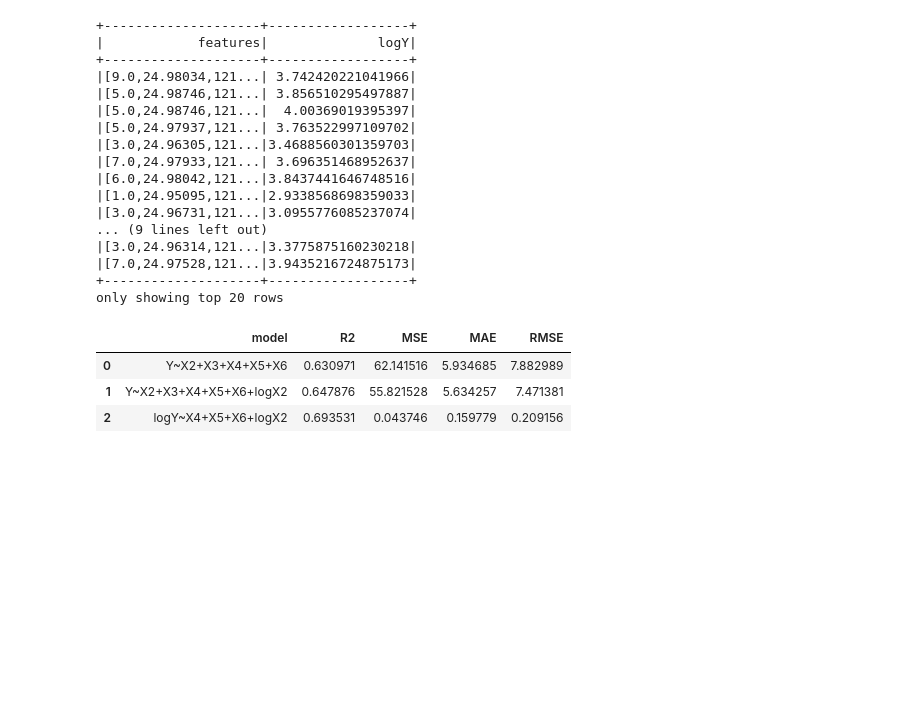
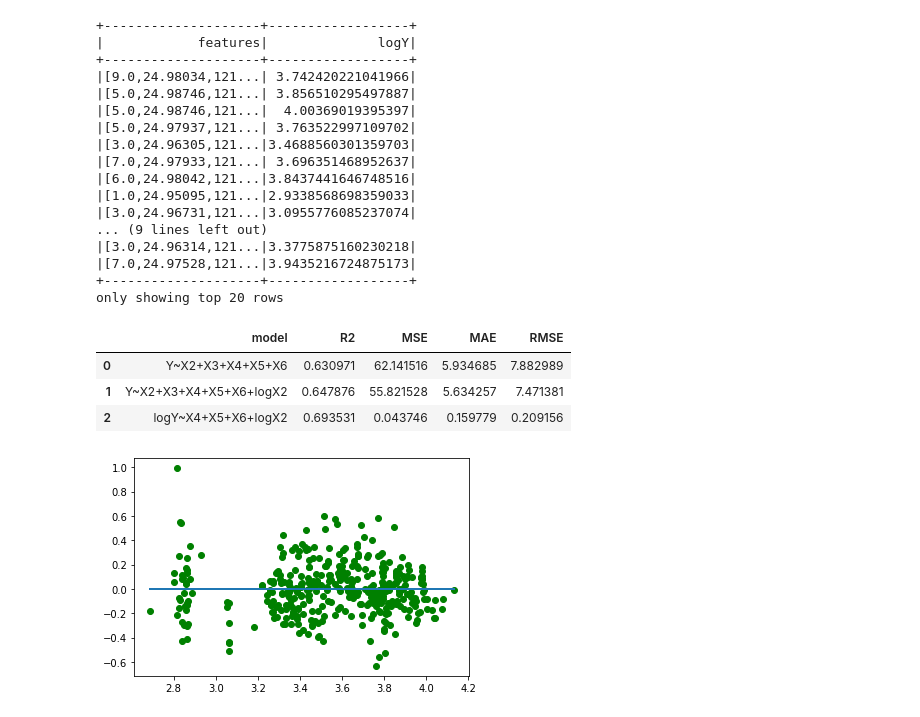
Before and after one commit to rohankavari/MachineLearning, a Jupyter notebook: spark_Linear_regression.ipynb, the cells around one changed output. Drawn from its saved outputs; the diff is of its cells as text; code cells hidden in the pictures; blank space fills up the shorter version.

```diff
--- a/spark_Linear_regression.ipynb
+++ b/spark_Linear_regression.ipynb
@@ -94,10 +94,10 @@ def calc_res(pred,table,cols,target):
   table = table.append(data, ignore_index = True)
   return table
 # %%
-def plt_resi(pred):
-  y=pred.predictions.select('Y').toPandas()
+def plt_resi(pred,target='Y'):
+  y=pred.predictions.select(target).toPandas()
   y_pred=pred.predictions.select('prediction').toPandas()
-  e=y['Y']-y_pred['prediction']
+  e=y[target]-y_pred['prediction']
   plt.scatter(y_pred, e ,c="green")
   plt.plot([y_pred.min(), y_pred.max()], [0, 0], linewidth=2)
 # %% [markdown]
@@ -265,3 +265,7 @@ plain_result
 | 0 | Y~X2+X3+X4+X5+X6 | 0.630971 | 62.141516 | 5.934685 | 7.882989 |
 | 1 | Y~X2+X3+X4+X5+X6+logX2 | 0.647876 | 55.821528 | 5.634257 | 7.471381 |
 | 2 | logY~X4+X5+X6+logX2 | 0.693531 | 0.043746 | 0.159779 | 0.209156 |
+# %%
+plt_resi(pred,'logY')
+# %% [output]
+[figure, added]
```
